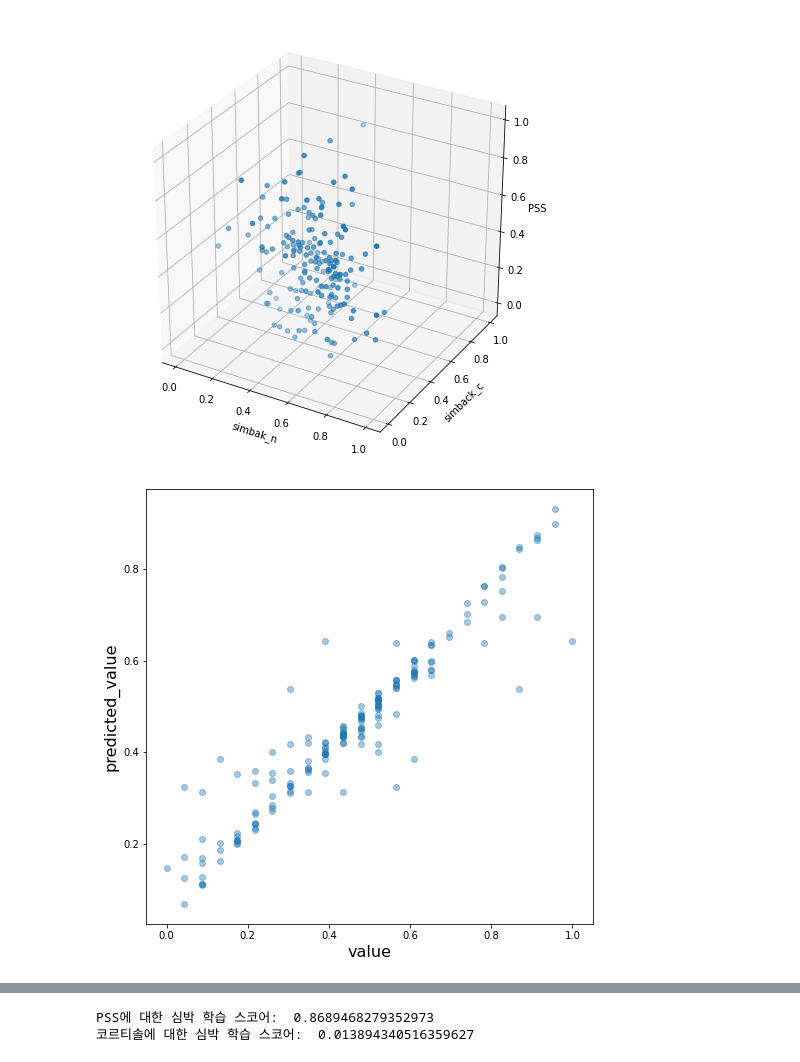
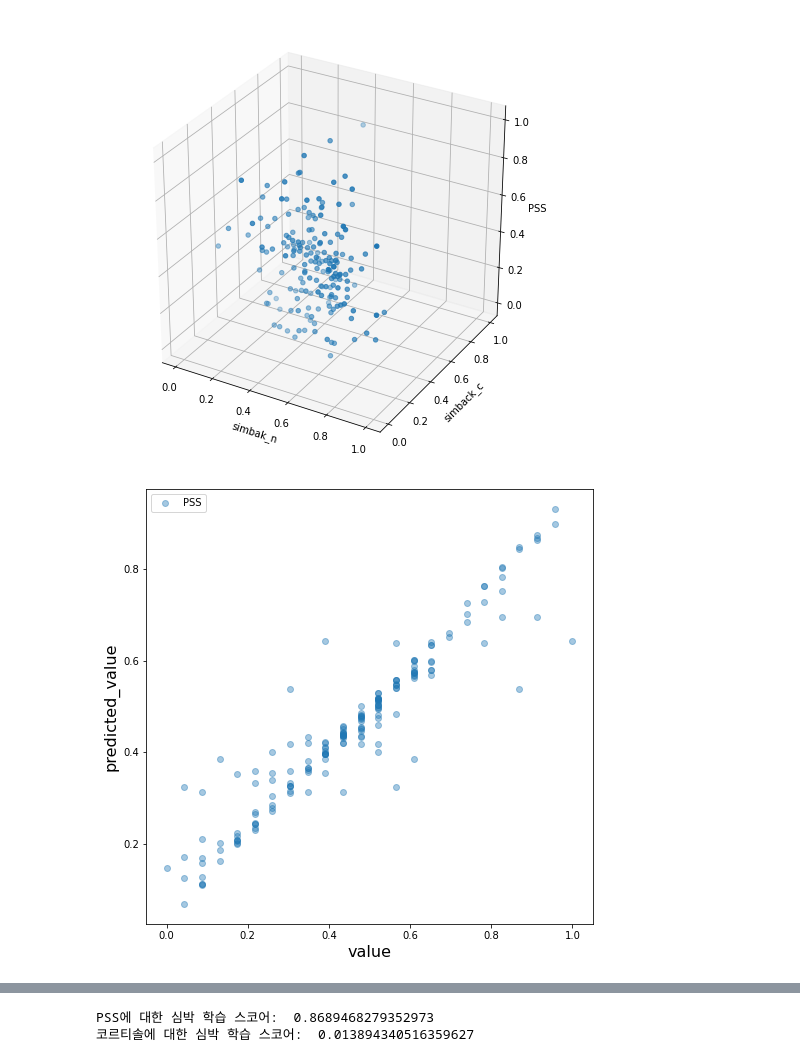
Before and after one commit to hanbuck30/Regression-about-neural-Data, a Jupyter notebook: Data_Regression.ipynb, the cells around one changed output, grey strips where cells are left out. Drawn from its saved outputs; the diff is of its cells as text; code cells hidden in the pictures.

```diff
--- a/Data_Regression.ipynb
+++ b/Data_Regression.ipynb
@@ -548,9 +618,10 @@ plt.show()
 # %%
 fig = plt.figure()
 fig.set_size_inches(8,8)
-plt.scatter(y,y_pred_ex,alpha=0.4)
+plt.scatter(y,y_pred_ex,alpha=0.4,label='PSS')
 plt.xlabel("value",fontsize = 16)
 plt.ylabel("predicted_value",fontsize = 16)
+plt.legend()
 plt.show()
 # %% [output]
-[figure, old version]
+[figure, new version]
```
Also changed, not shown: parts of 20 cells of this notebook.
